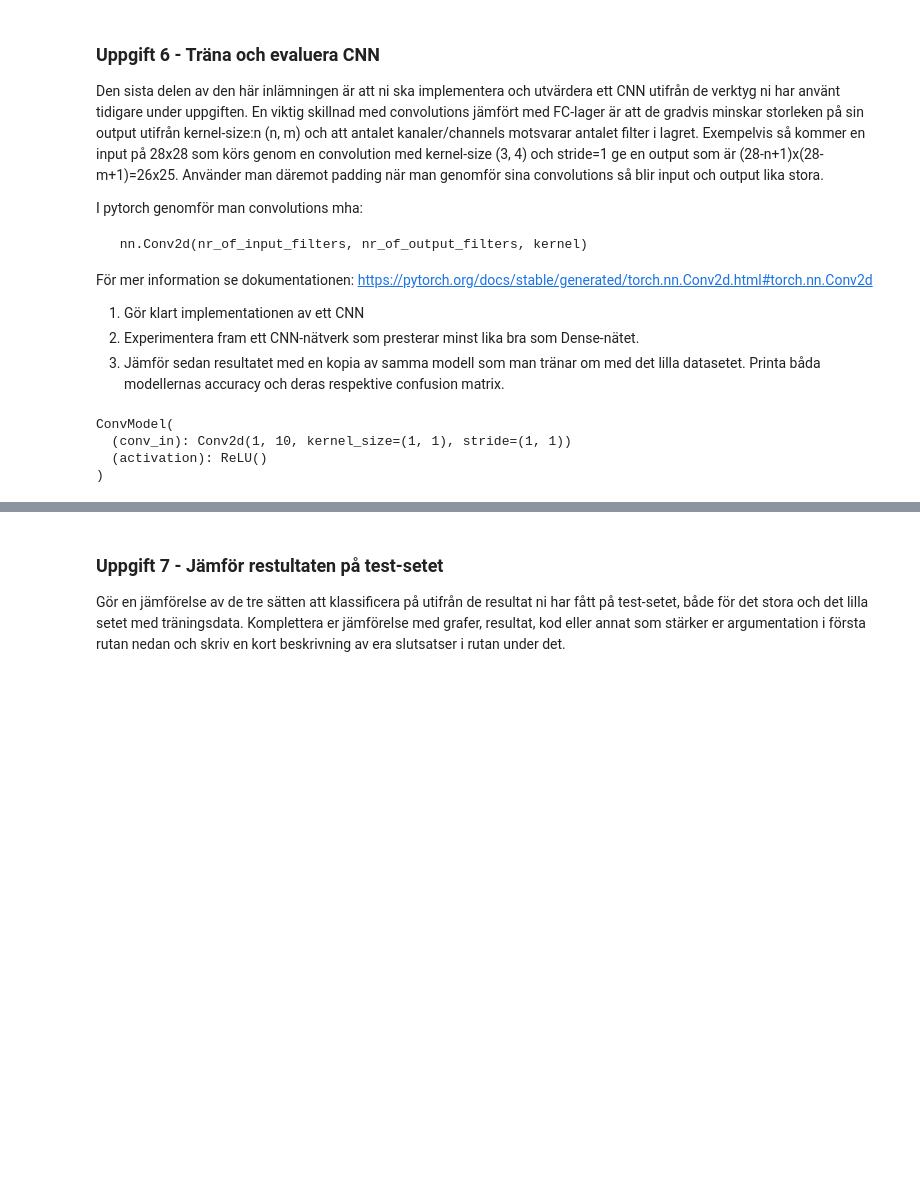
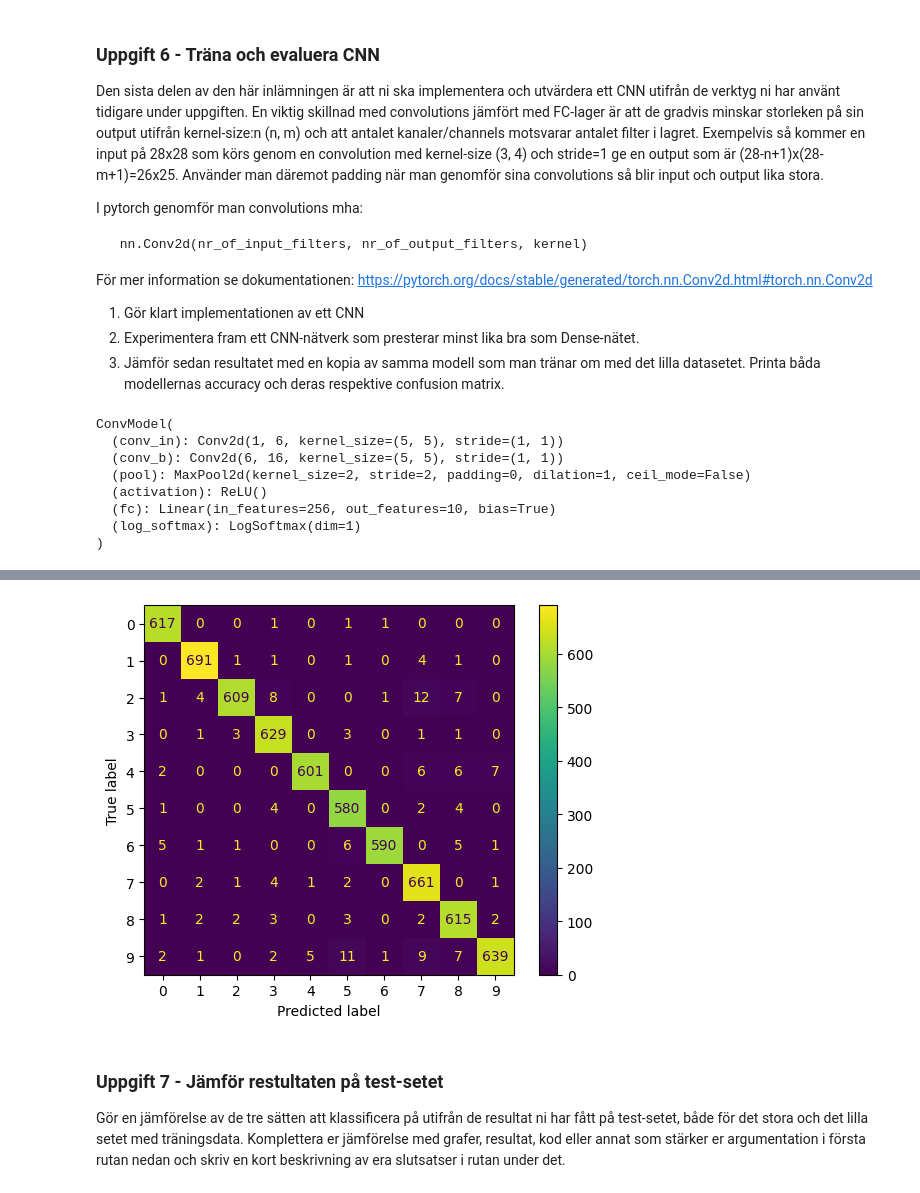
Before and after one commit to Gsson1337/Assignment3ML, a Jupyter notebook: ML_Assignment_3.ipynb, the cells around one changed output, grey strips where cells are left out. Saved outputs shown, nothing was run; the diff lists cells and outputs as text; code cells hidden in the pictures; blank space fills up the shorter version.

```diff
--- a/ML_Assignment_3.ipynb
+++ b/ML_Assignment_3.ipynb
@@ -560,15 +606,27 @@ För mer information se dokumentationen: https://pytorch.org/docs/stable/generat
 class ConvModel(nn.Module):
     def __init__(self, input_channels=1, num_classes=10):
         super().__init__()
-        self.kernel = 1
-        self.filters = 10
+        self.kernel = 5
+        self.filters = 6
 
         self.conv_in = nn.Conv2d(input_channels, self.filters, self.kernel)
+        self.conv_b = nn.Conv2d(6, 16, self.kernel)
+
+
+        self.pool = nn.MaxPool2d(2,2)
+
         self.activation = nn.ReLU()
 
+        self.fc = nn.Linear(256, num_classes)
+        self.log_softmax = nn.LogSoftmax(dim=1)
+
     def forward(self, x):
-        x = self.conv_in(x)
-        x = self.activation(x)
+        x = self.pool(self.activation(self.conv_in(x)))
+        x = self.pool(self.activation(self.conv_b(x)))
+        x = torch.flatten(x, 1)
+
+        x = self.fc(x)
+        x = self.log_softmax(x)
 
         return x
 # %%
@@ -576,9 +634,26 @@ conv_net = ConvModel()
 print(conv_net)
 # %% [output]
 ConvModel(
-  (conv_in): Conv2d(1, 10, kernel_size=(1, 1), stride=(1, 1))
+  (conv_in): Conv2d(1, 6, kernel_size=(5, 5), stride=(1, 1))
+  (conv_b): Conv2d(6, 16, kernel_size=(5, 5), stride=(1, 1))
+  (pool): MaxPool2d(kernel_size=2, stride=2, padding=0, dilation=1, ceil_mode=False)
   (activation): ReLU()
+  (fc): Linear(in_features=256, out_features=10, bias=True)
+  (log_softmax): LogSoftmax(dim=1)
 )
 # %%
 # Uppgift 6.2
 # CODE HERE
+conv_net = ConvModel()
+optimizer = optim.SGD(conv_net.parameters(), lr= learning_rate)
+loss_function = nn.CrossEntropyLoss()
+net_filename = "conv_net.txt"
+
+run("conv_net.txt", "opti_conv.txt", conv_net, train_dload)
+
+testconv, cm2 = test(conv_net, val_dload)
+
+disp = ConfusionMatrixDisplay(confusion_matrix=cm2)
+disp.plot()
+plt.show()
+# %% [output]
@@ -585,3 +679,4 @@ ConvModel(
+[figure, added]
 # %% [markdown]
 ### Uppgift 7 - Jämför restultaten på test-setet
 
```
Also changed, not shown: parts of 14 cells of this notebook, 4 other files.
